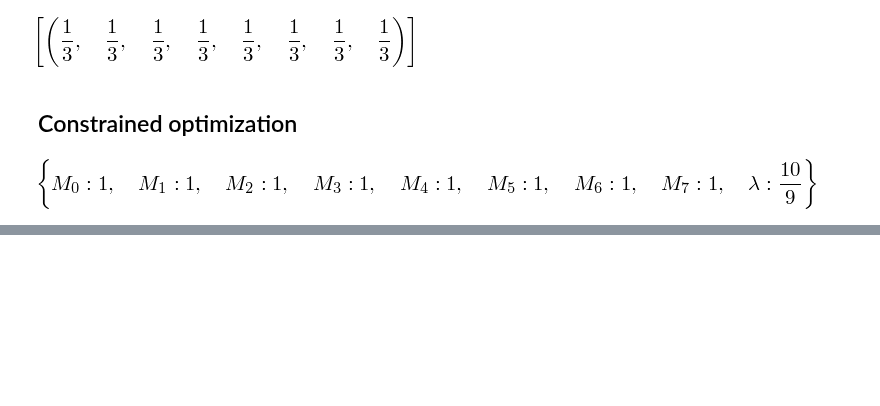
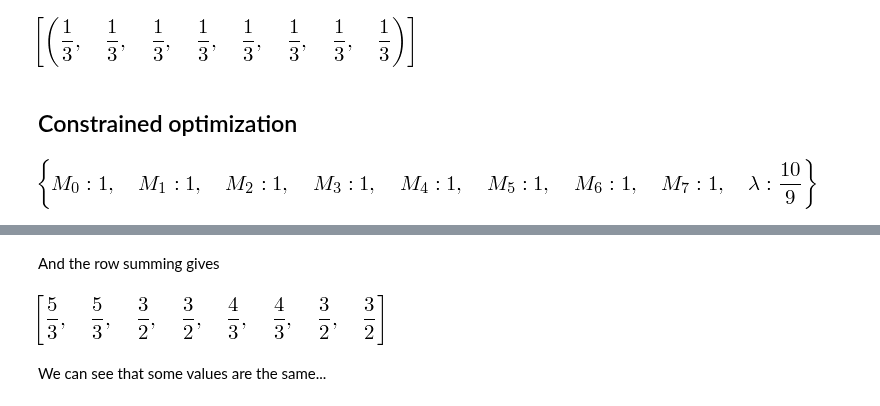
Before and after one commit to nicoguaro/notebooks_examples, a Jupyter notebook: Optimal_mass_matrix.ipynb, the cells around one changed output, grey strips where cells are left out. Saved outputs shown, nothing was run; the diff lists cells and outputs as text; code cells hidden in the pictures; blank space fills up the shorter version.

```diff
--- a/Optimal_mass_matrix.ipynb
+++ b/Optimal_mass_matrix.ipynb
@@ -173,0 +242,9 @@ solve(grad, var)
+# %% [markdown]
+And the row summing gives
+# %%
+M2 = M.subs(coords_dist)
+[sum(M2[i,:]) for i in range(8)]
+# %% [output]
+[figure, added]
+# %% [markdown]
+We can see that some values are the same...
```
Also changed, not shown: parts of 19 cells of this notebook.
